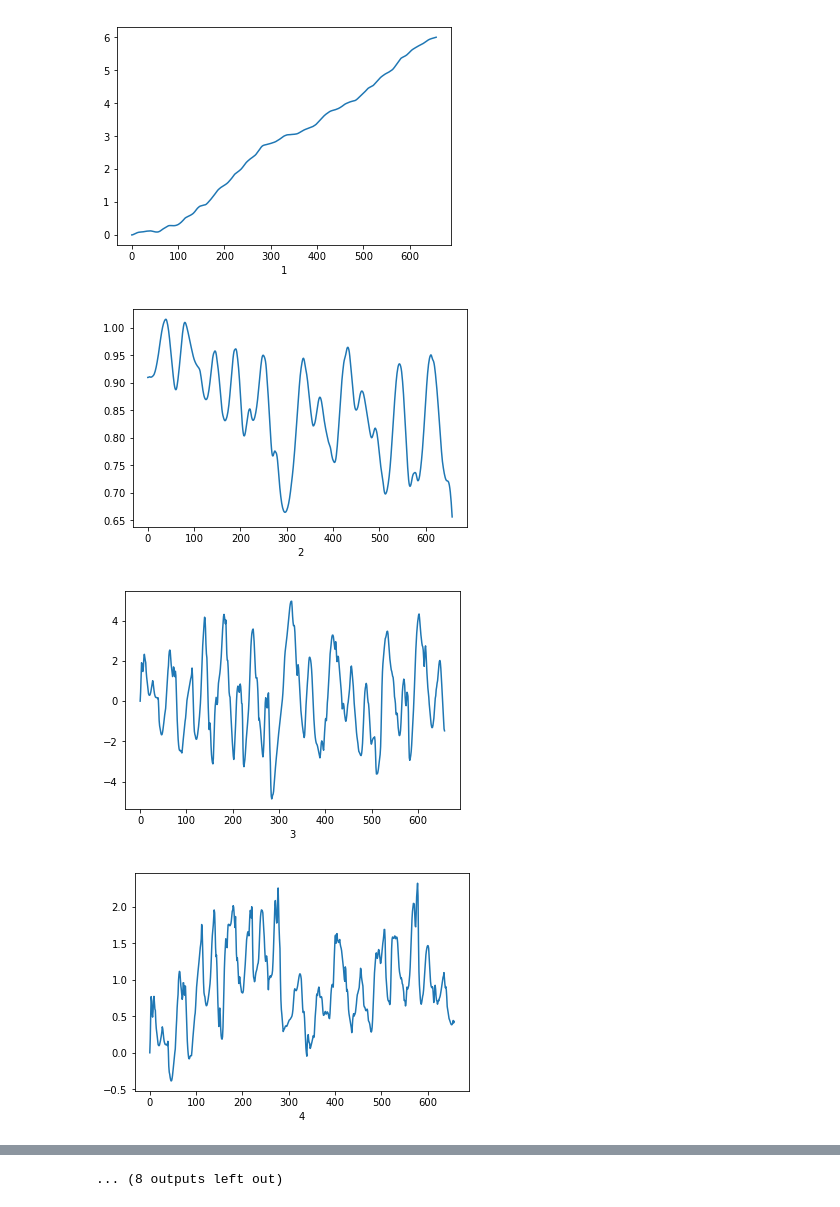
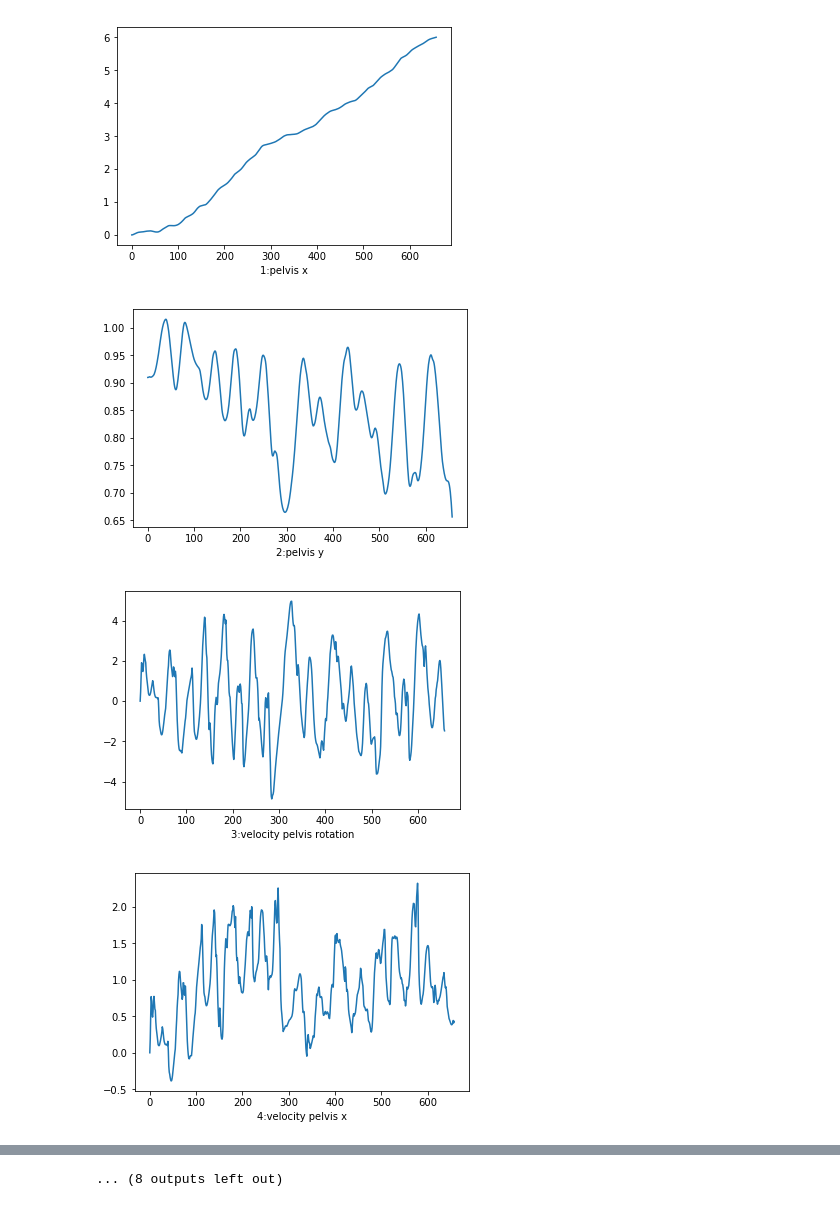
Before and after one commit to syllogismos/runenv_crowdai, a Jupyter notebook: Graphs.ipynb, the cells around one changed output, grey strips where cells are left out. Cells and saved outputs as stored; diff of their text form; code cells hidden in the pictures.

Commit message:
graphs

```diff
--- a/Graphs.ipynb
+++ b/Graphs.ipynb
@@ -8,6 +6,9 @@ infos = pickle.load(open('test_run.pkl', 'rb'))
+# %%
+infos = pickle.load(open('test_run.pkl', 'rb'))
+obs = ["pelvis rotation", "pelvis x", "pelvis y", "velocity pelvis rotation", "velocity pelvis x", "velocity pelvis y", "hip_r rotation", "knee_r rotation", "ankle_r rotation", "hip_l rotation", "knee_l rotation", "ankle_l rotation", "hip_r velocity", "knee_r velocity", "ankle_r velocity", "hip_l velocity", "knee_l velocity", "ankle_l velocity", "center of mass x", "center of mass y", "center of mass x velocity", "center of mass y velocity", "head x", "head y", "pelvis x", "pelvis y", "torso x", "torso y", "toes_l_x", "toes_l_y", "toes_r_x", "toes_r_y", "talus_l_x", "talus_l_y", "talus_r_x", "talus_r_y", "psoas l", "psoas r", "obstacle x", "y position of obstacle", "radius of obstacle"]
 # %%
 for i in range(20):
     plt.figure(i)
     plt.plot(map(lambda x: x[i], infos['ob']))
-    plt.xlabel(i)
+    plt.xlabel(str(i) + ":" + obs[i])
 # %% [output]
@@ -15,4 +16,4 @@ for i in range(20):
-[figure, old version]
+[figure, new version]
-[figure, old version]
+[figure, new version]
-[figure, old version]
+[figure, new version]
-[figure, old version]
+[figure, new version]
```
Also changed, not shown: parts of 8 cells of this notebook.
